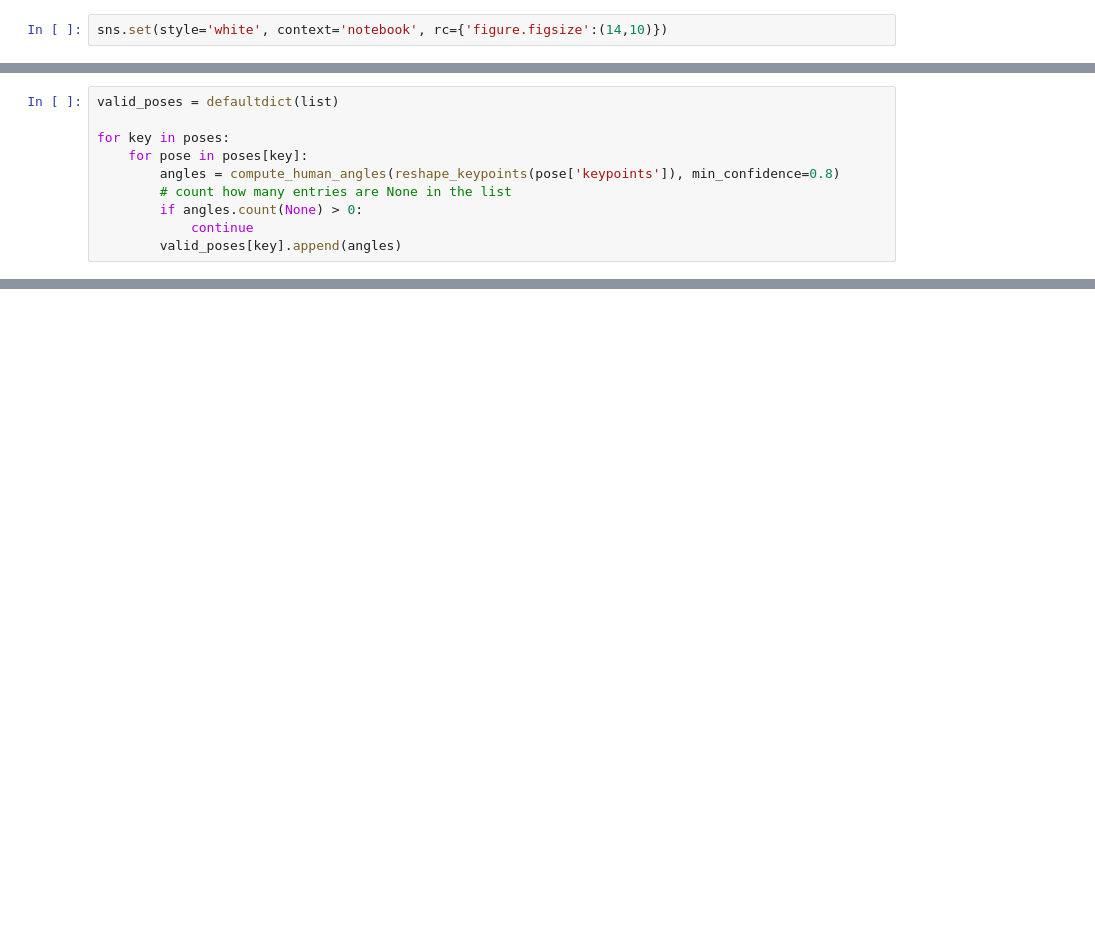
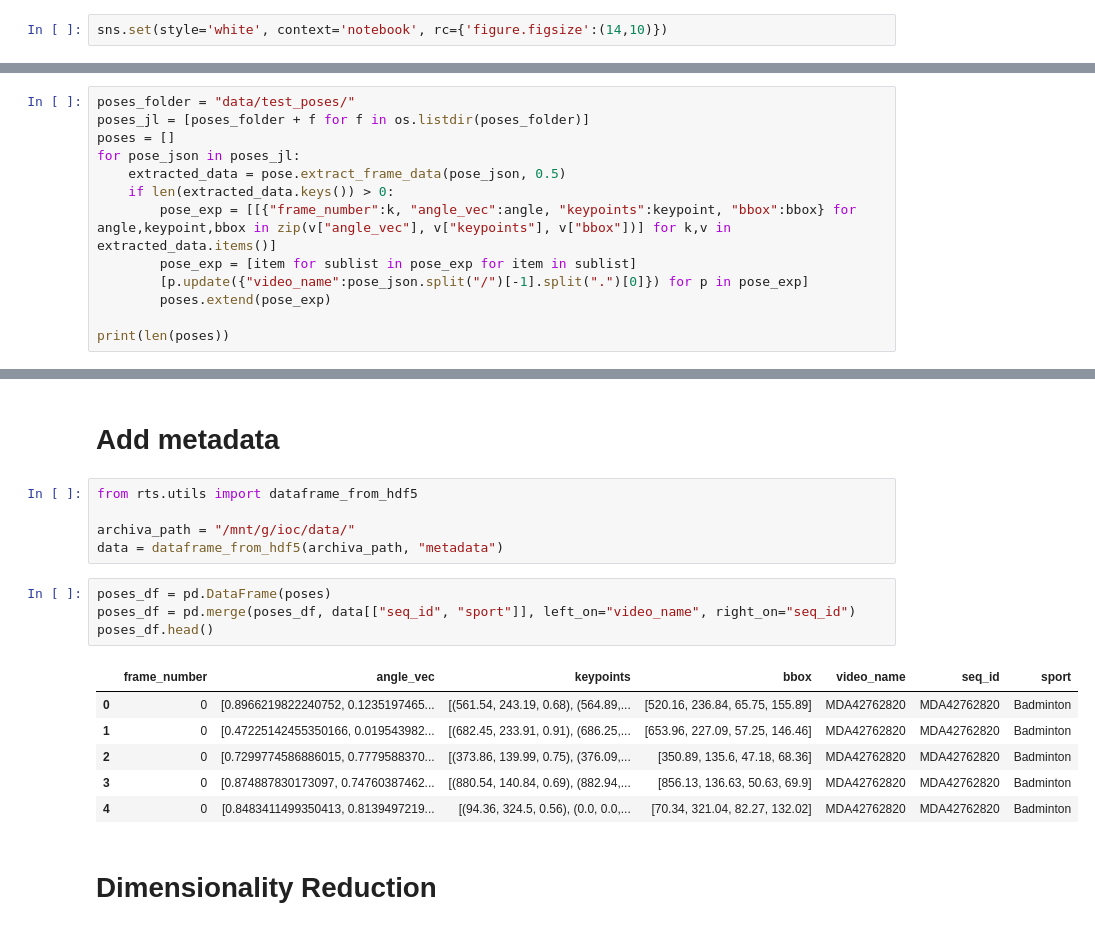
Before and after one commit to EPFL-EMPlus/emplusvault, a Jupyter notebook: notebook/ioc/visualize_poses.ipynb, the cells around one changed output, grey strips where cells are left out. Cells and saved outputs as stored; diff of their text form; blank space fills up the shorter version.

Commit message:
visualize and cluster poses

```diff
--- a/notebook/ioc/visualize_poses.ipynb
+++ b/notebook/ioc/visualize_poses.ipynb
@@ -29,10 +21,0 @@ count
-# %%
-valid_poses = defaultdict(list)
-
-for key in poses:
-    for pose in poses[key]:
-        angles = compute_human_angles(reshape_keypoints(pose['keypoints']), min_confidence=0.8)
-        # count how many entries are None in the list
-        if angles.count(None) > 0:
-            continue
-        valid_poses[key].append(angles)
@@ -130,0 +26,13 @@ handle = show(p, notebook_handle=True)
+# %%
+poses_folder = "data/test_poses/"
+poses_jl = [poses_folder + f for f in os.listdir(poses_folder)]
+poses = []
+for pose_json in poses_jl:
+    extracted_data = pose.extract_frame_data(pose_json, 0.5)
+    if len(extracted_data.keys()) > 0:
+        pose_exp = [[{"frame_number":k, "angle_vec":angle, "keypoints":keypoint, "bbox":bbox} for angle,keypoint,bbox in zip(v["angle_vec"], v["keypoints"], v["bbox"])] for k,v in extracted_data.items()]
+        pose_exp = [item for sublist in pose_exp for item in sublist]
+        [p.update({"video_name":pose_json.split("/")[-1].split(".")[0]}) for p in pose_exp]
+        poses.extend(pose_exp)
+
+print(len(poses))
@@ -130,0 +147,20 @@ handle = show(p, notebook_handle=True)
+# %% [markdown]
+# Add metadata
+# %%
+from rts.utils import dataframe_from_hdf5
+
+archiva_path = "/mnt/g/ioc/data/"
+data = dataframe_from_hdf5(archiva_path, "metadata")
+# %%
+poses_df = pd.DataFrame(poses)
+poses_df = pd.merge(poses_df, data[["seq_id", "sport"]], left_on="video_name", right_on="seq_id")
+poses_df.head()
+# %% [output]
+|  | frame_number | angle_vec | keypoints | bbox | video_name | seq_id | sport |
+| 0 | 0 | [0.8966219822240752, 0.1235197465... | [(561.54, 243.19, 0.68), (564.89,... | [520.16, 236.84, 65.75, 155.89] | MDA42762820 | MDA42762820 | Badminton |
+| 1 | 0 | [0.47225142455350166, 0.019543982... | [(682.45, 233.91, 0.91), (686.25,... | [653.96, 227.09, 57.25, 146.46] | MDA42762820 | MDA42762820 | Badminton |
+| 2 | 0 | [0.7299774586886015, 0.7779588370... | [(373.86, 139.99, 0.75), (376.09,... | [350.89, 135.6, 47.18, 68.36] | MDA42762820 | MDA42762820 | Badminton |
+| 3 | 0 | [0.874887830173097, 0.74760387462... | [(880.54, 140.84, 0.69), (882.94,... | [856.13, 136.63, 50.63, 69.9] | MDA42762820 | MDA42762820 | Badminton |
+| 4 | 0 | [0.8483411499350413, 0.8139497219... | [(94.36, 324.5, 0.56), (0.0, 0.0,... | [70.34, 321.04, 82.27, 132.02] | MDA42762820 | MDA42762820 | Badminton |
+# %% [markdown]
+# Dimensionality Reduction
```
Also changed, not shown: parts of 36 cells of this notebook, 1 other file.
